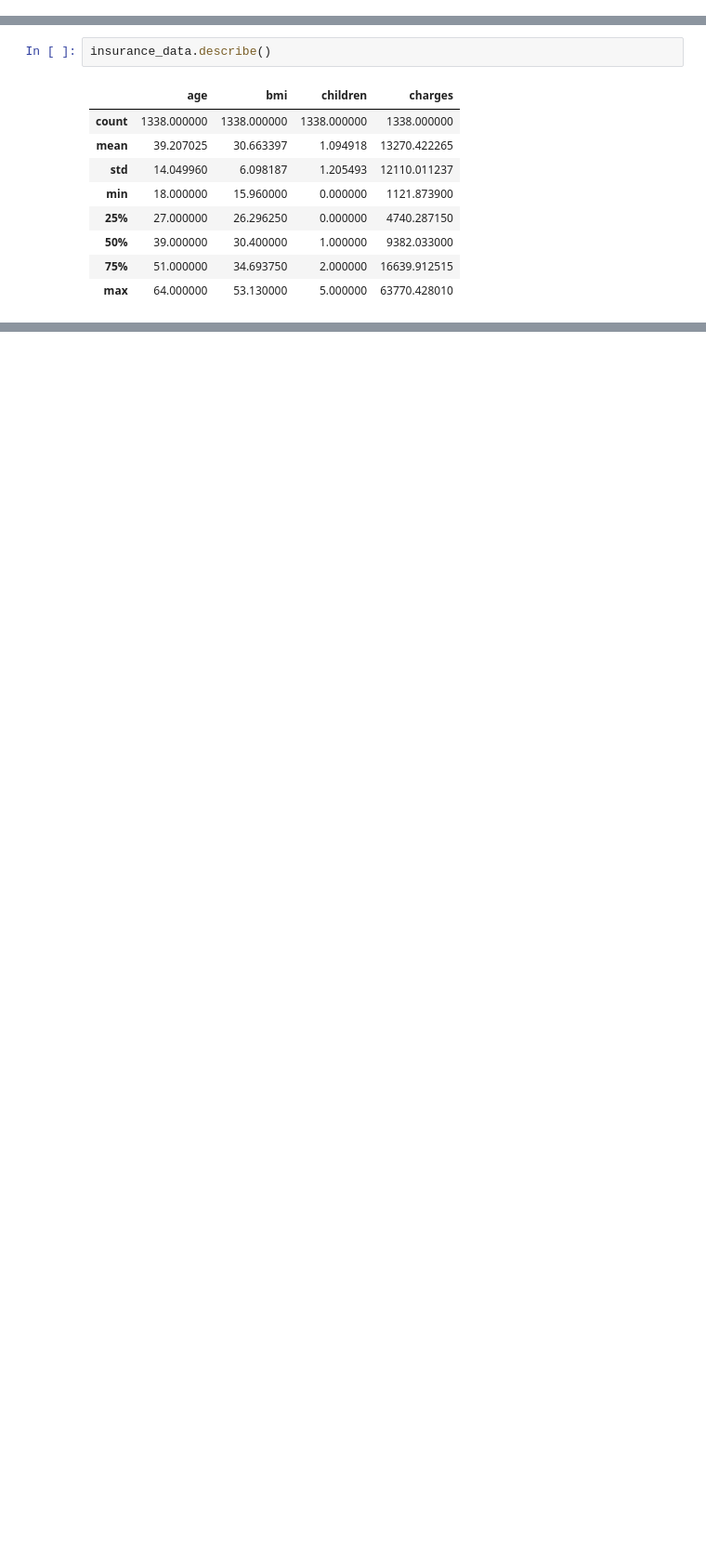
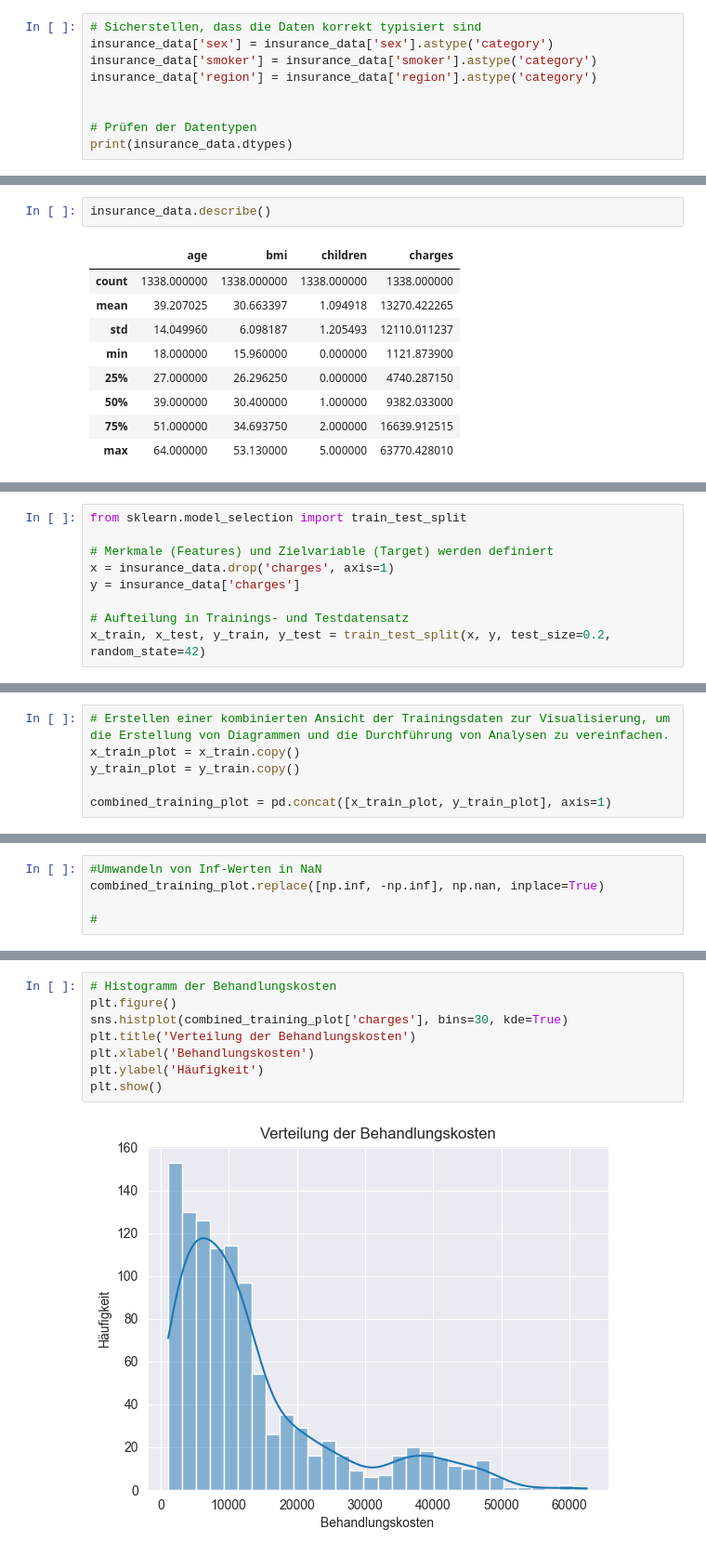
Before and after one commit to raaamk/ML_SoSe24, a Jupyter notebook: src/Assignments/Group Project/Medical Treatment Cost Estimation.ipynb, the cells around one changed output, grey strips where cells are left out. Shown at 93% size. Drawn from its saved outputs; the diff is of its cells as text; blank space fills up the shorter version.

```diff
--- a/src/Assignments/Group Project/Medical Treatment Cost Estimation.ipynb
+++ b/src/Assignments/Group Project/Medical Treatment Cost Estimation.ipynb
@@ -120,3 +160,12 @@ Data columns (total 7 columns):
  6   charges   1338 non-null   float64
 dtypes: float64(2), int64(2), object(3)
 memory usage: 73.3+ KB
+# %%
+# Sicherstellen, dass die Daten korrekt typisiert sind
+insurance_data['sex'] = insurance_data['sex'].astype('category')
+insurance_data['smoker'] = insurance_data['smoker'].astype('category')
+insurance_data['region'] = insurance_data['region'].astype('category')
+
+
+# Prüfen der Datentypen
+print(insurance_data.dtypes)
@@ -311,0 +227,9 @@ R^2 Score: 0.8644769479860557
+# %%
+from sklearn.model_selection import train_test_split
+
+# Merkmale (Features) und Zielvariable (Target) werden definiert
+x = insurance_data.drop('charges', axis=1)
+y = insurance_data['charges']
+
+# Aufteilung in Trainings- und Testdatensatz
+x_train, x_test, y_train, y_test = train_test_split(x, y, test_size=0.2, random_state=42)
@@ -311,0 +238,6 @@ R^2 Score: 0.8644769479860557
+# %%
+# Erstellen einer kombinierten Ansicht der Trainingsdaten zur Visualisierung, um die Erstellung von Diagrammen und die Durchführung von Analysen zu vereinfachen.
+x_train_plot = x_train.copy()
+y_train_plot = y_train.copy()
+
+combined_training_plot = pd.concat([x_train_plot, y_train_plot], axis=1)
@@ -311,0 +254,5 @@ R^2 Score: 0.8644769479860557
+# %%
+#Umwandeln von Inf-Werten in NaN
+combined_training_plot.replace([np.inf, -np.inf], np.nan, inplace=True)
+
+#
@@ -311,0 +314,10 @@ R^2 Score: 0.8644769479860557
+# %%
+# Histogramm der Behandlungskosten
+plt.figure()
+sns.histplot(combined_training_plot['charges'], bins=30, kde=True)
+plt.title('Verteilung der Behandlungskosten')
+plt.xlabel('Behandlungskosten')
+plt.ylabel('Häufigkeit')
+plt.show()
+# %% [output]
+[figure, added]
```
Also changed, not shown: parts of 65 cells of this notebook, 1 other file.
